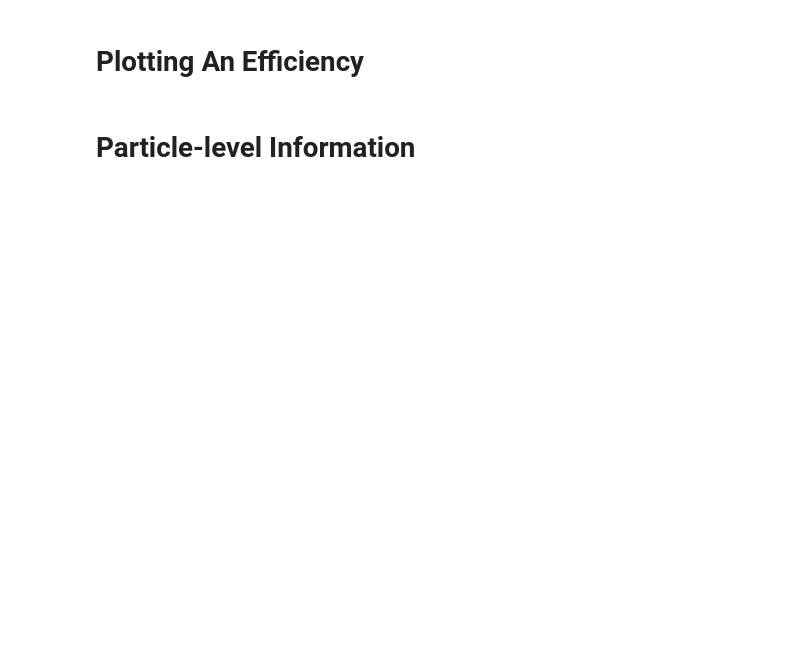
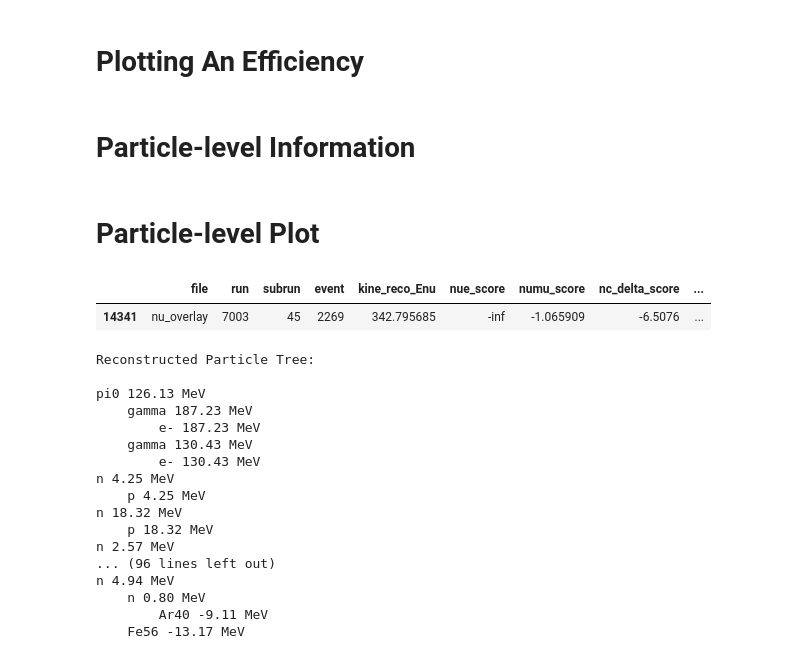
Before and after one commit to leehagaman/wc_ntuple_tutorial, a Jupyter notebook: tutorial.ipynb, the cells around one changed output. Cells and saved outputs as stored; diff of their text form; code cells hidden in the pictures; blank space fills up the shorter version.

```diff
--- a/tutorial.ipynb
+++ b/tutorial.ipynb
@@ -246,3 +278,81 @@ axs[0, 0].text(0.6, 0.7, r"NC $\boldsymbol{\pi}^{\boldsymbol{0}}$ Np", transform
 # Plotting An Efficiency
 # %% [markdown]
 # Particle-level Information
+# %% [markdown]
+# Particle-level Plot
+# %%
+import networkx as nx
+from particle import Particle
+
+
+one_event_df = all_df.query("file=='nu_overlay' and run==7003 and subrun==45 and event==2269")
+
+one_event_df[["file", "run", "subrun", "event", "nc_pio_score", "reco_pdg", "reco_startMomentum", "truth_pdg", "truth_startMomentum", "truth_NprimPio"]]
+
+display(one_event_df[["file", "run", "subrun", "event", "kine_reco_Enu", "nue_score", "numu_score", "nc_delta_score", "nc_pio_score"]])
+
+def print_particle_tree(curr_id, ids, mothers, pdgs, start_momentums, spaces=""):
+    for i in range(len(ids)):
+        if ids[i] == curr_id: # found current particle
+            name = Particle.from_pdgid(pdgs[i]).name
+            energy = start_momentums[i][3]*1000
+            mass = Particle.from_pdgid(pdgs[i]).mass
+            if mass == None:
+                mass = 0
+            KE = energy - mass
+            print(f"{spaces}{name} {KE:.2f} MeV")
+            for j in range(len(pdgs)):
+                if mothers[j] == curr_id: # found daughter particle
+                    print_particle_tree(ids[j], ids, mothers, pdgs, start_momentums, spaces + "    ")
+
+def print_particle_trees(event_df, reco=True, truth=True):
+
+    for event_i in range(event_df.shape[0]):
+
+        row = event_df.iloc[event_i]
+
+        reco_ids = row["reco_id"]
+        reco_mothers = row["reco_mother"]
+        reco_pdgs = row["reco_pdg"]
+        reco_start_momentums = row["reco_startMomentum"]
+
+        truth_ids = row["truth_id"]
+        truth_mothers = row["truth_mother"]
+        truth_pdgs = row["truth_pdg"]
+        truth_start_momentums = row["truth_startMomentum"]
+
+        if reco:
+            print("Reconstructed Particle Tree:\n")
+            for particle_i in range(len(reco_ids)):
+                if reco_mothers[particle_i] == 0:
+                    print_particle_tree(reco_ids[particle_i], reco_ids, reco_mothers, reco_pdgs, reco_start_momentums)
+
+        if truth:
+            print("\nTruth Particle Tree:\n")
+            for particle_i in range(len(truth_ids)):
+                if truth_mothers[particle_i] == 0:
+                    print_particle_tree(truth_ids[particle_i], truth_ids, truth_mothers, truth_pdgs, truth_start_momentums)
+
+print_particle_trees(one_event_df)
+
+# use https://stackoverflow.com/questions/57512155/how-to-draw-a-tree-more-beautifully-in-networkx
+# %% [output]
+|  | file | run | subrun | event | kine_reco_Enu | nue_score | numu_score | nc_delta_score | ... |
+| 14341 | nu_overlay | 7003 | 45 | 2269 | 342.795685 | -inf | -1.065909 | -6.5076 | ... |
+Reconstructed Particle Tree:
+
+pi0 126.13 MeV
+    gamma 187.23 MeV
+        e- 187.23 MeV
+    gamma 130.43 MeV
+        e- 130.43 MeV
+n 4.25 MeV
+    p 4.25 MeV
+n 18.32 MeV
+    p 18.32 MeV
+n 2.57 MeV
+... (96 lines left out)
+n 4.94 MeV
+    n 0.80 MeV
+        Ar40 -9.11 MeV
+    Fe56 -13.17 MeV
```
Also changed, not shown: parts of 11 cells of this notebook, 1 other file.
